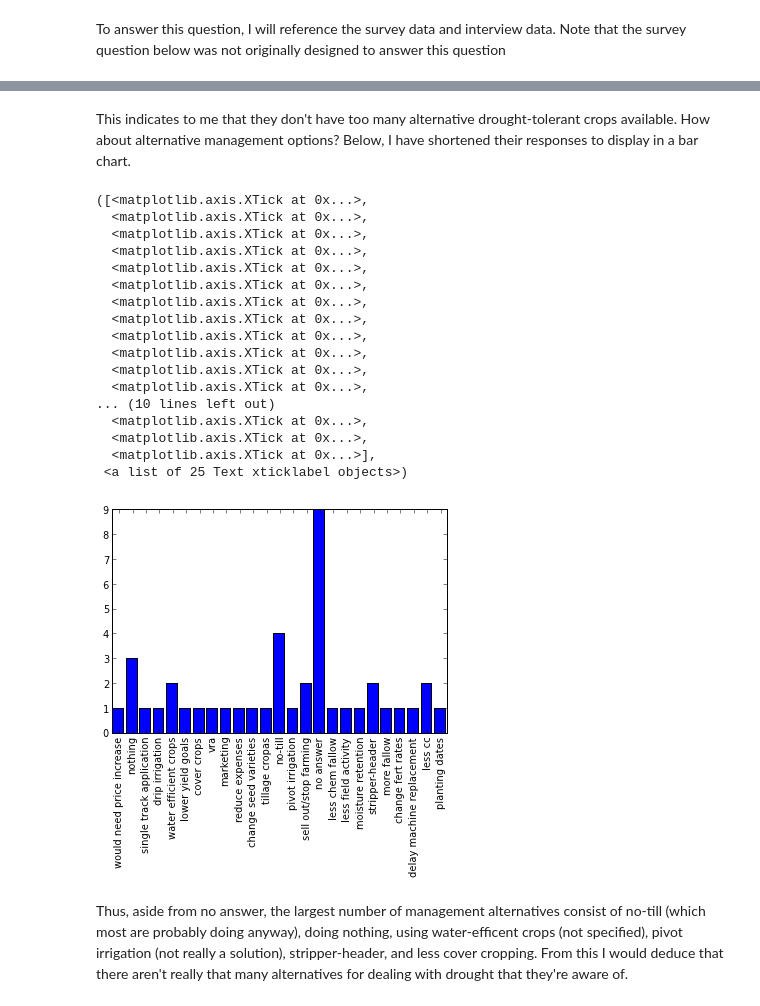
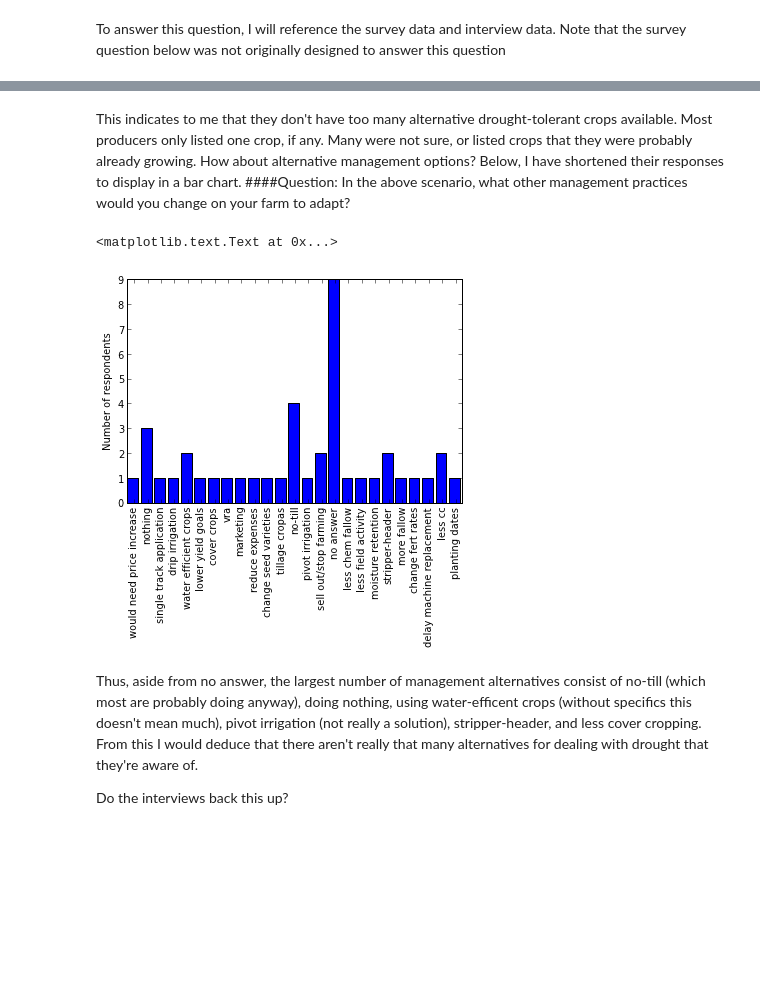
Before and after one commit to plawrence/farmStressAnalysis, a Jupyter notebook: stressAnalysis.ipynb, the cells around one changed output, grey strips where cells are left out. Saved outputs shown, nothing was run; the diff lists cells and outputs as text; code cells hidden in the pictures; blank space fills up the shorter version.

```diff
--- a/stressAnalysis.ipynb
+++ b/stressAnalysis.ipynb
@@ -268,29 +271,17 @@ xticks(arange(0.5,25,1),noAltCrops.Crop,rotation=90)
 # %% [markdown]
-This indicates to me that they don't have too many alternative drought-tolerant crops available.  How about alternative management options?  Below, I have shortened their responses to display in a bar chart.
+This indicates to me that they don't have too many alternative drought-tolerant crops available.  Most producers only listed one crop, if any.  Many were not sure, or listed crops that they were probably already growing.  How about alternative management options?  Below, I have shortened their responses to display in a bar chart.
+####Question: In the above scenario, what other management practices would you change on your farm to adapt?
 # %%
 altMgmt = pd.read_csv('C:/Users/patrick.lawrence.MSU/Documents/models/stress_analysis/survey_alt_practices_cleaned.csv')
 fig=figure()
 ax = subplot(111)
 ax.bar(altMgmt.index,altMgmt.Respondents)
 xticks(arange(0.5,25,1),altMgmt.alternative_practice,rotation=90)
+ylabel("Number of respondents")
 # %% [output]
-([<matplotlib.axis.XTick at 0x...>,
-  <matplotlib.axis.XTick at 0x...>,
-  <matplotlib.axis.XTick at 0x...>,
-  <matplotlib.axis.XTick at 0x...>,
-  <matplotlib.axis.XTick at 0x...>,
-  <matplotlib.axis.XTick at 0x...>,
-  <matplotlib.axis.XTick at 0x...>,
-  <matplotlib.axis.XTick at 0x...>,
-  <matplotlib.axis.XTick at 0x...>,
-  <matplotlib.axis.XTick at 0x...>,
-  <matplotlib.axis.XTick at 0x...>,
-  <matplotlib.axis.XTick at 0x...>,
-... (10 lines left out)
-  <matplotlib.axis.XTick at 0x...>,
-  <matplotlib.axis.XTick at 0x...>,
-  <matplotlib.axis.XTick at 0x...>],
- <a list of 25 Text xticklabel objects>)
+<matplotlib.text.Text at 0x...>
-[figure, old version]
+[figure, new version]
 # %% [markdown]
-Thus, aside from no answer, the largest number of management alternatives consist of no-till (which most are probably doing anyway), doing nothing, using water-efficent crops (not specified), pivot irrigation (not really a solution), stripper-header, and less cover cropping.  From this I would deduce that there aren't really that many alternatives for dealing with drought that they're aware of.
+Thus, aside from no answer, the largest number of management alternatives consist of no-till (which most are probably doing anyway), doing nothing, using water-efficent crops (without specifics this doesn't mean much), pivot irrigation (not really a solution), stripper-header, and less cover cropping.  From this I would deduce that there aren't really that many alternatives for dealing with drought that they're aware of.
+
+Do the interviews back this up?
```
Also changed, not shown: parts of 17 cells of this notebook, 1 other file.
